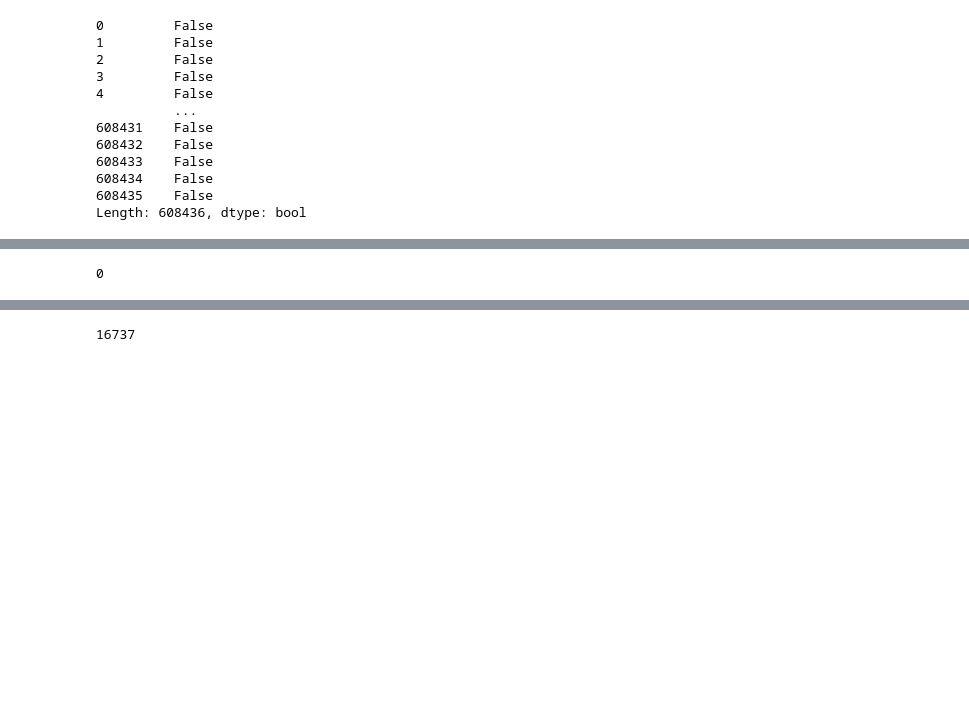
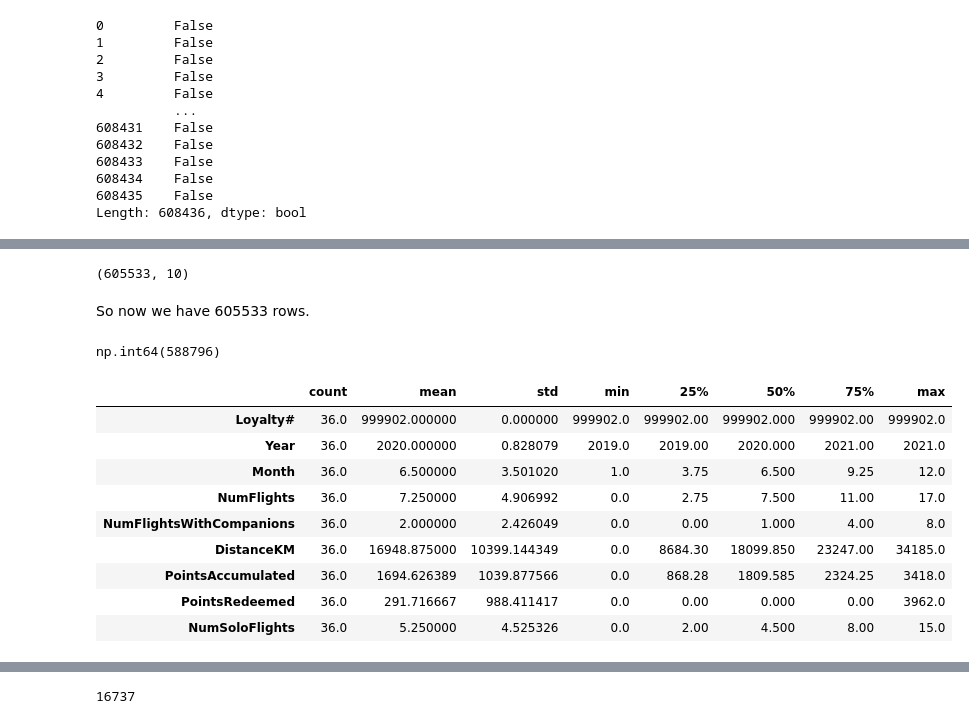
Before and after one commit to catamina07/datamining-group, a Jupyter notebook: projeto/projeto_total.ipynb, the cells around one changed output, grey strips where cells are left out. Saved outputs shown, nothing was run; the diff lists cells and outputs as text; code cells hidden in the pictures; blank space fills up the shorter version.

```diff
--- a/projeto/projeto_total.ipynb
+++ b/projeto/projeto_total.ipynb
@@ -402,6 +541,25 @@ Length: 608436, dtype: bool
 # %%
 flights = flights.drop_duplicates()
-# %%
-flights.duplicated().sum()
-# %% [output]
-0
+# %%
+flights.shape
+# %% [output]
+(605533, 10)
+# %% [markdown]
+So now we have 605533 rows.
+# %%
+flights.duplicated(subset=['Loyalty#']).sum()
+# %% [output]
+np.int64(588796)
+# %%
+flights[flights['Loyalty#'] == 999902].describe(include='all').T
+# %% [output]
+|  | count | mean | std | min | 25% | 50% | 75% | max |
+| Loyalty# | 36.0 | 999902.000000 | 0.000000 | 999902.0 | 999902.00 | 999902.000 | 999902.00 | 999902.0 |
+| Year | 36.0 | 2020.000000 | 0.828079 | 2019.0 | 2019.00 | 2020.000 | 2021.00 | 2021.0 |
+| Month | 36.0 | 6.500000 | 3.501020 | 1.0 | 3.75 | 6.500 | 9.25 | 12.0 |
+| NumFlights | 36.0 | 7.250000 | 4.906992 | 0.0 | 2.75 | 7.500 | 11.00 | 17.0 |
+| NumFlightsWithCompanions | 36.0 | 2.000000 | 2.426049 | 0.0 | 0.00 | 1.000 | 4.00 | 8.0 |
+| DistanceKM | 36.0 | 16948.875000 | 10399.144349 | 0.0 | 8684.30 | 18099.850 | 23247.00 | 34185.0 |
+| PointsAccumulated | 36.0 | 1694.626389 | 1039.877566 | 0.0 | 868.28 | 1809.585 | 2324.25 | 3418.0 |
+| PointsRedeemed | 36.0 | 291.716667 | 988.411417 | 0.0 | 0.00 | 0.000 | 0.00 | 3962.0 |
+| NumSoloFlights | 36.0 | 5.250000 | 4.525326 | 0.0 | 2.00 | 4.500 | 8.00 | 15.0 |
```
Also changed, not shown: parts of 60 cells of this notebook.
